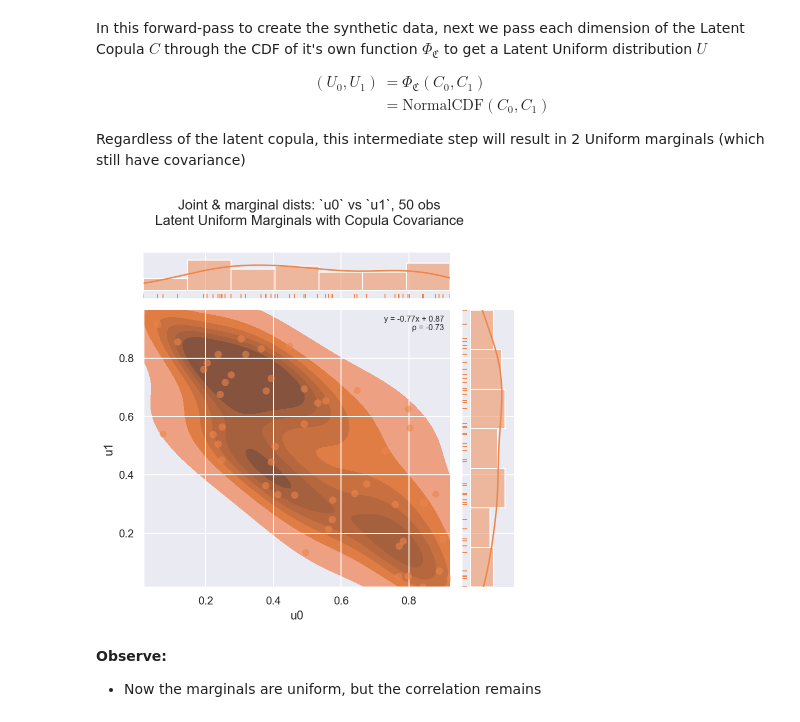
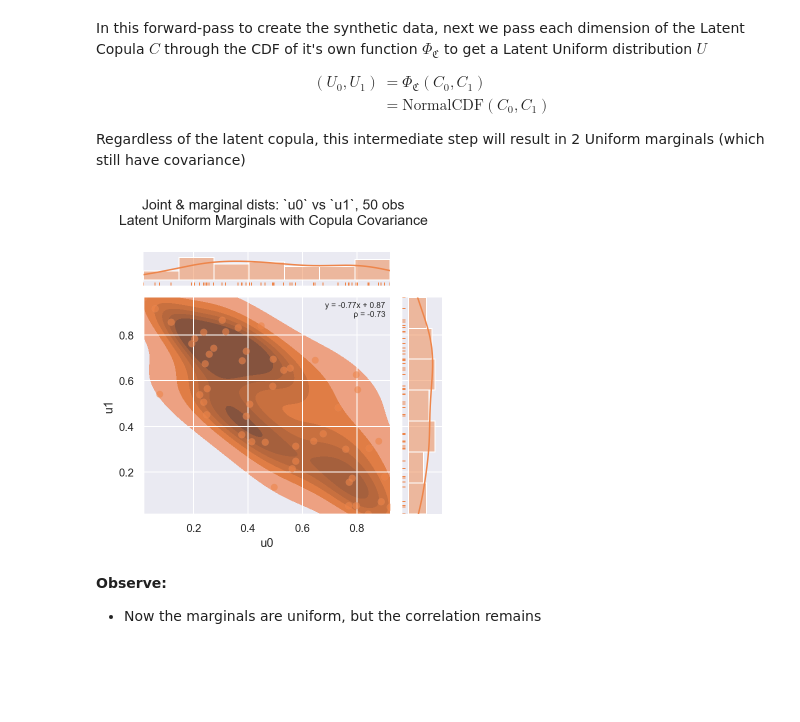
Before and after one commit to oreum-industries/oreum_copula, a Jupyter notebook: notebooks/000_Intro.ipynb, the cells around one changed output. Cells and saved outputs as stored; diff of their text form; code cells hidden in the pictures; blank space fills up the shorter version.

Commit message:
Adjust plot heights in slides (#15)
* + adjust jointplot heights
+ make slides

* + make slides

```diff
--- a/notebooks/000_Intro.ipynb
+++ b/notebooks/000_Intro.ipynb
@@ -352,9 +352,9 @@ $$
 Regardless of the latent copula, this intermediate step will result in 2 Uniform marginals (which still have covariance)
 # %%
 f = eda.plot_joint_numeric(data=df_train, ft0='u0', ft1='u1', kind='kde+scatter', colori=1,
-        txtadd='Latent Uniform Marginals with Copula Covariance')
+        height=5, txtadd='Latent Uniform Marginals with Copula Covariance')
 # %% [output]
-[figure, old version]
+[figure, new version]
 # %% [markdown]
 **Observe:**
 
```
Also changed, not shown: parts of 8 cells of this notebook, 6 other files.
